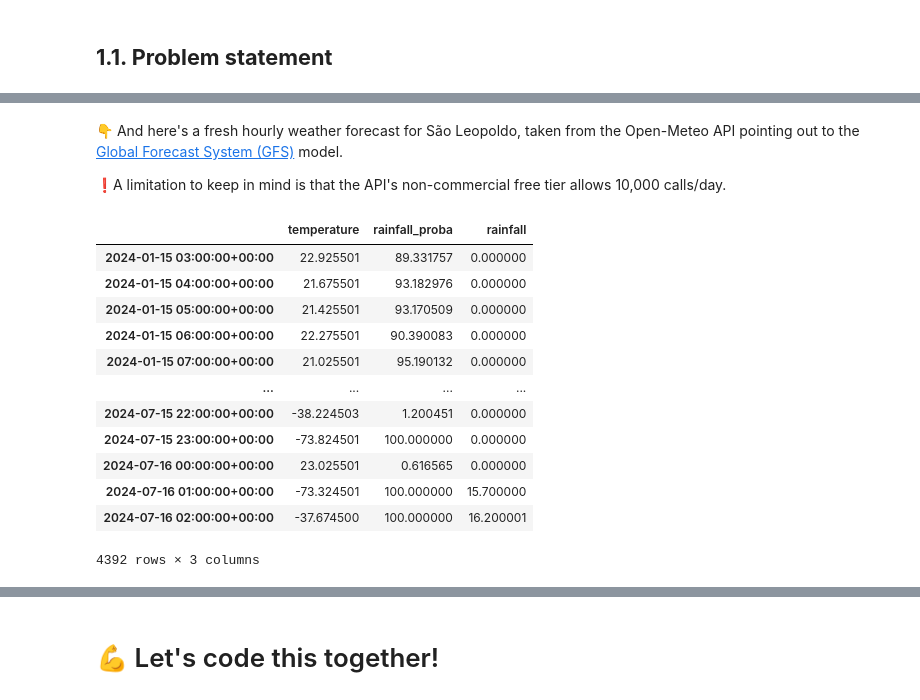
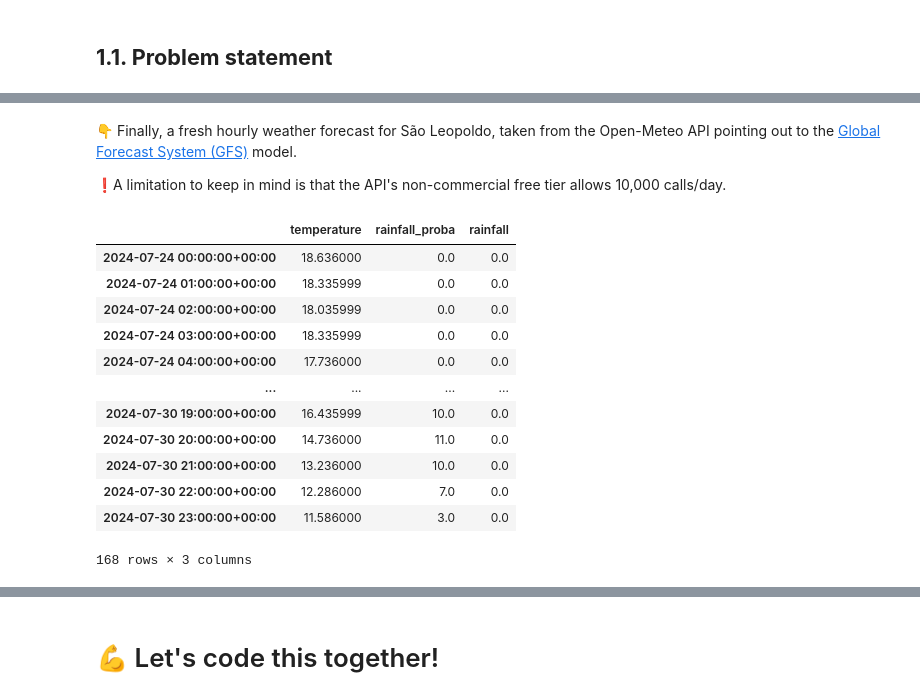
Before and after one commit to samucab/data-flood-forecasting-pitch, a Jupyter notebook: idea-viability.ipynb, the cells around one changed output, grey strips where cells are left out. Cells and saved outputs as stored; diff of their text form; code cells hidden in the pictures.

```diff
--- a/idea-viability.ipynb
+++ b/idea-viability.ipynb
@@ -217,5 +242,5 @@ plt.show()
 # %% [markdown]
-👇 And here's a fresh hourly weather forecast for São Leopoldo, taken from the Open-Meteo API pointing out to the [Global Forecast System (GFS)](https://www.ncei.noaa.gov/products/weather-climate-models/global-forecast) model.
+👇 Finally, a fresh hourly weather forecast for São Leopoldo, taken from the Open-Meteo API pointing out to the [Global Forecast System (GFS)](https://www.ncei.noaa.gov/products/weather-climate-models/global-forecast) model.
 
 ❗A limitation to keep in mind is that the API's non-commercial free tier allows 10,000 calls/day.
 # %%
@@ -242,45 +267,45 @@ params = {
 responses = openmeteo.weather_api(url, params=params)
 
 # Process first location. Add a for-loop for multiple locations or weather models
-# response = responses[0]
+response = responses[0]
 # print(f"Coordinates {response.Latitude()}°N {response.Longitude()}°E")
 # print(f"Elevation {response.Elevation()} m asl")
 # print(f"Timezone {response.Timezone()} {response.TimezoneAbbreviation()}")
 # print(f"Timezone difference to GMT+0 {response.UtcOffsetSeconds()} s")
 
 # Process hourly data. The order of variables needs to be the same as requested.
 hourly = response.Hourly()
 hourly_temperature_2m = hourly.Variables(0).ValuesAsNumpy()
 hourly_precipitation_probability = hourly.Variables(1).ValuesAsNumpy()
 hourly_rain = hourly.Variables(2).ValuesAsNumpy()
 
 hourly_data = {"date": pd.date_range(
 	start = pd.to_datetime(hourly.Time(), unit = "s", utc = True),
 	end = pd.to_datetime(hourly.TimeEnd(), unit = "s", utc = True),
 	freq = pd.Timedelta(seconds = hourly.Interval()),
 	inclusive = "left"
 )}
 hourly_data["temperature"] = hourly_temperature_2m
 hourly_data["rainfall_proba"] = hourly_precipitation_probability
 hourly_data["rainfall"] = hourly_rain
 
 forecast_df = pd.DataFrame(data = hourly_data)
 forecast_df.index = forecast_df['date']
 forecast_df.index.name = None
 forecast_df.sort_index(ascending=True, inplace=True)
 forecast_df.drop(columns='date', inplace=True)
 forecast_df
 # %% [output]
 |  | temperature | rainfall_proba | rainfall |
-| 2024-01-15 03:00:00+00:00 | 22.925501 | 89.331757 | 0.000000 |
-| 2024-01-15 04:00:00+00:00 | 21.675501 | 93.182976 | 0.000000 |
-| 2024-01-15 05:00:00+00:00 | 21.425501 | 93.170509 | 0.000000 |
-| 2024-01-15 06:00:00+00:00 | 22.275501 | 90.390083 | 0.000000 |
-| 2024-01-15 07:00:00+00:00 | 21.025501 | 95.190132 | 0.000000 |
+| 2024-07-24 00:00:00+00:00 | 18.636000 | 0.0 | 0.0 |
+| 2024-07-24 01:00:00+00:00 | 18.335999 | 0.0 | 0.0 |
+| 2024-07-24 02:00:00+00:00 | 18.035999 | 0.0 | 0.0 |
+| 2024-07-24 03:00:00+00:00 | 18.335999 | 0.0 | 0.0 |
+| 2024-07-24 04:00:00+00:00 | 17.736000 | 0.0 | 0.0 |
 | ... | ... | ... | ... |
-| 2024-07-15 22:00:00+00:00 | -38.224503 | 1.200451 | 0.000000 |
-| 2024-07-15 23:00:00+00:00 | -73.824501 | 100.000000 | 0.000000 |
-| 2024-07-16 00:00:00+00:00 | 23.025501 | 0.616565 | 0.000000 |
-| 2024-07-16 01:00:00+00:00 | -73.324501 | 100.000000 | 15.700000 |
-| 2024-07-16 02:00:00+00:00 | -37.674500 | 100.000000 | 16.200001 |
+| 2024-07-30 19:00:00+00:00 | 16.435999 | 10.0 | 0.0 |
+| 2024-07-30 20:00:00+00:00 | 14.736000 | 11.0 | 0.0 |
+| 2024-07-30 21:00:00+00:00 | 13.236000 | 10.0 | 0.0 |
+| 2024-07-30 22:00:00+00:00 | 12.286000 | 7.0 | 0.0 |
+| 2024-07-30 23:00:00+00:00 | 11.586000 | 3.0 | 0.0 |
-4392 rows × 3 columns
+168 rows × 3 columns
```
Also changed, not shown: parts of 27 cells of this notebook, 7 other files.
